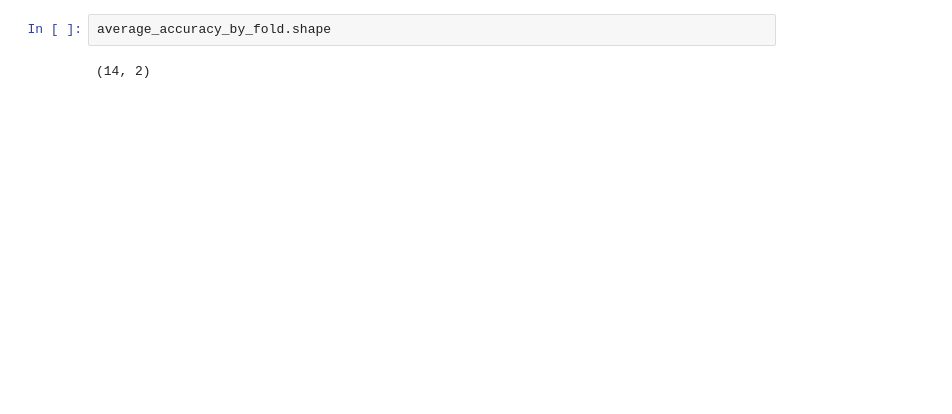
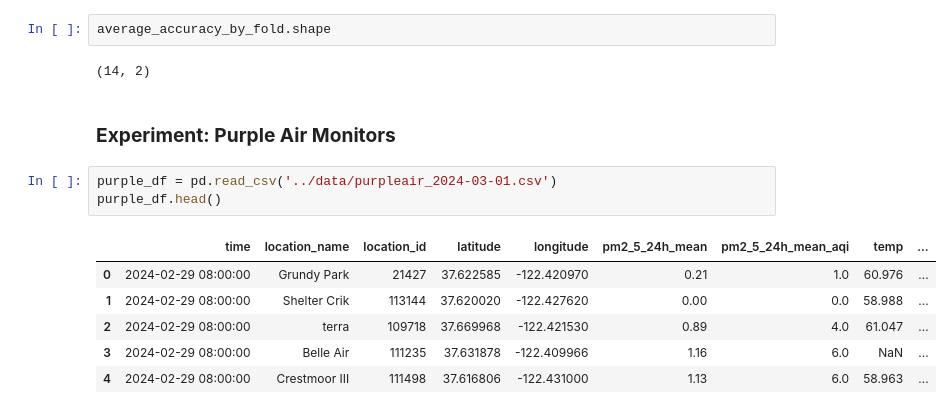
Before and after one commit to macks26/rise-south-city-dashboard, a Jupyter notebook: code/predictability.ipynb, the cells around one changed output. Drawn from its saved outputs; the diff is of its cells as text; blank space fills up the shorter version.

```diff
--- a/code/predictability.ipynb
+++ b/code/predictability.ipynb
@@ -794,3 +818,15 @@ average_accuracy_by_fold.head(10)
 average_accuracy_by_fold.shape
 # %% [output]
 (14, 2)
+# %% [markdown]
+### **Experiment: Purple Air Monitors**
+# %%
+purple_df = pd.read_csv('../data/purpleair_2024-03-01.csv')
+purple_df.head()
+# %% [output]
+|  | time | location_name | location_id | latitude | longitude | pm2_5_24h_mean | pm2_5_24h_mean_aqi | temp | ... |
+| 0 | 2024-02-29 08:00:00 | Grundy Park | 21427 | 37.622585 | -122.420970 | 0.21 | 1.0 | 60.976 | ... |
+| 1 | 2024-02-29 08:00:00 | Shelter Crik | 113144 | 37.620020 | -122.427620 | 0.00 | 0.0 | 58.988 | ... |
+| 2 | 2024-02-29 08:00:00 | terra | 109718 | 37.669968 | -122.421530 | 0.89 | 4.0 | 61.047 | ... |
+| 3 | 2024-02-29 08:00:00 | Belle Air | 111235 | 37.631878 | -122.409966 | 1.16 | 6.0 | NaN | ... |
+| 4 | 2024-02-29 08:00:00 | Crestmoor III | 111498 | 37.616806 | -122.431000 | 1.13 | 6.0 | 58.963 | ... |
```
Also changed, not shown: parts of 33 cells of this notebook.
